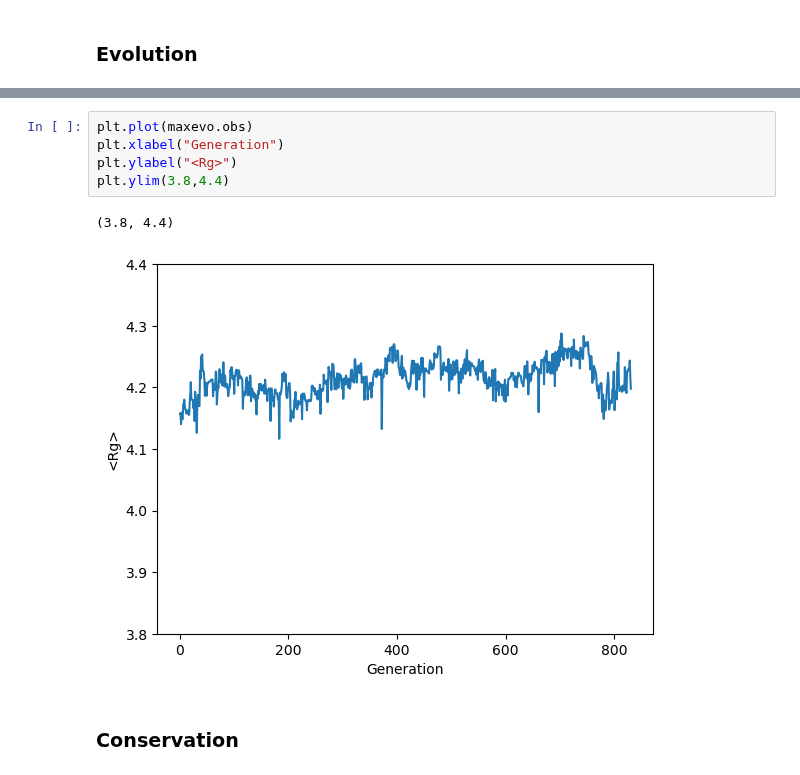
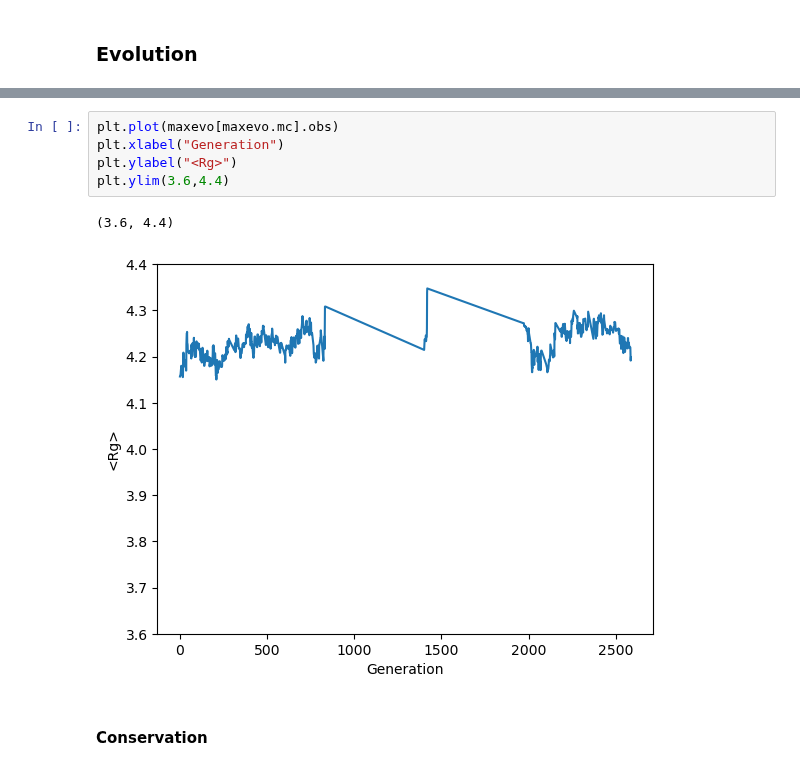
Before and after one commit to frederikespersen/OrthoIDP, a Jupyter notebook: exp/idpevo_h1-0/idpevo_h1-0.ipynb, the cells around one changed output, grey strips where cells are left out. Drawn from its saved outputs; the diff is of its cells as text.

```diff
--- a/exp/idpevo_h1-0/idpevo_h1-0.ipynb
+++ b/exp/idpevo_h1-0/idpevo_h1-0.ipynb
@@ -141,13 +189,13 @@ maxevo
 # %%
-plt.plot(maxevo.obs)
+plt.plot(maxevo[maxevo.mc].obs)
 plt.xlabel("Generation")
 plt.ylabel("<Rg>")
-plt.ylim(3.8,4.4)
+plt.ylim(3.6,4.4)
 # %% [output]
-(3.8, 4.4)
+(3.6, 4.4)
-[figure, old version]
+[figure, new version]
 # %% [markdown]
-### Conservation
+#### Conservation
 # %%
 # Loading conservation evolution
 consevo = pd.read_pickle('results/4.258203/evolution.pkl')
```
Also changed, not shown: parts of 13 cells of this notebook.
